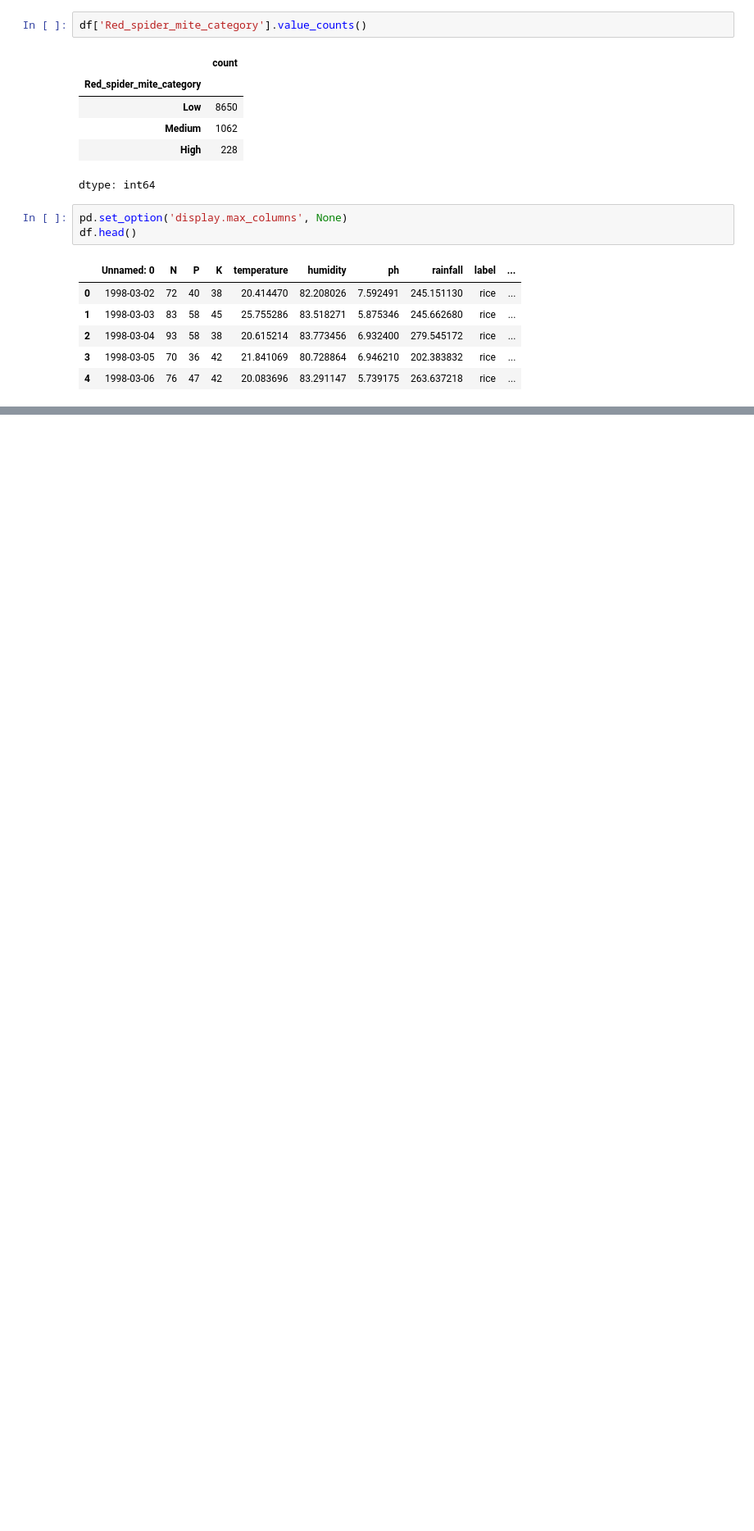
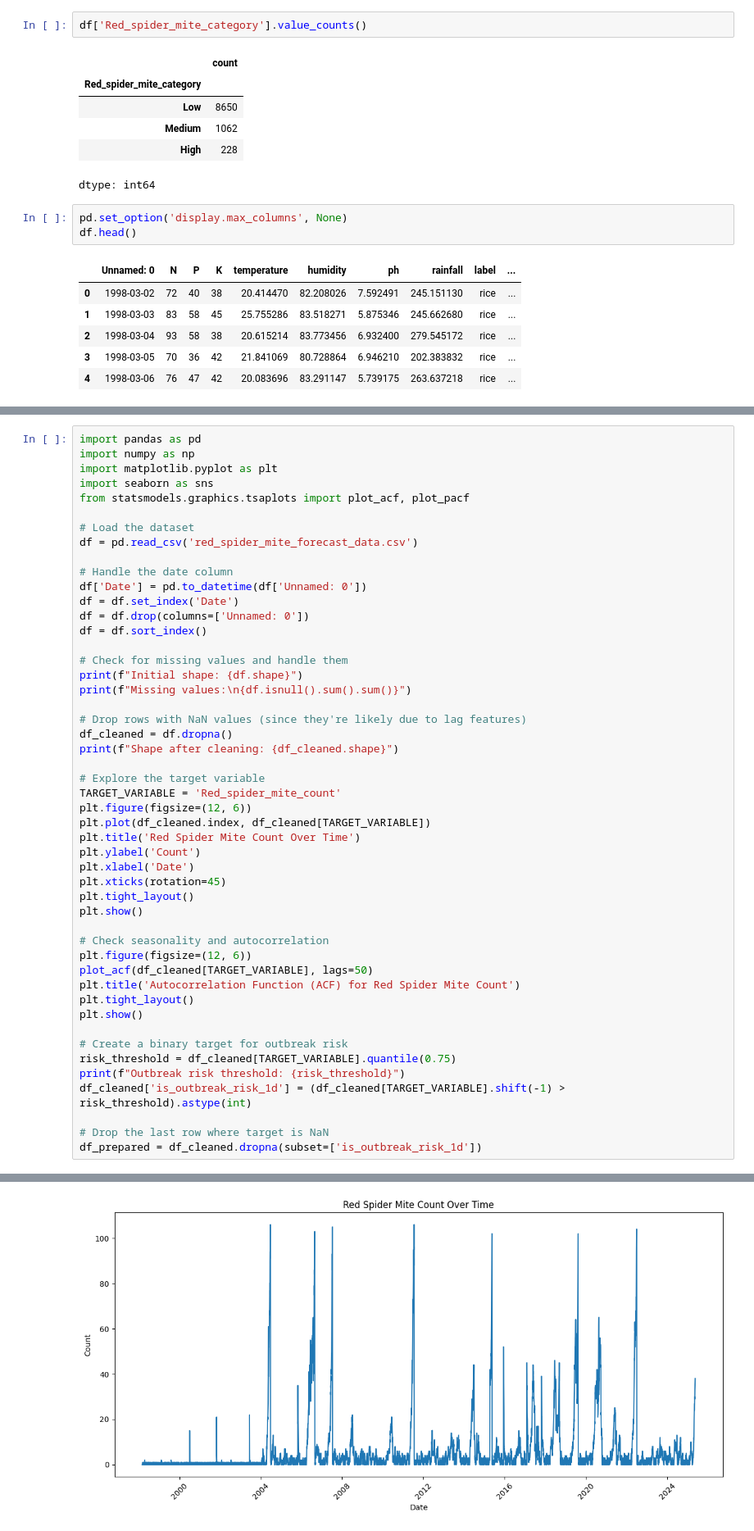
Before and after one commit to Omkar31415/AI_capstone, a Jupyter notebook: Model_training.ipynb, the cells around one changed output, grey strips where cells are left out. Shown at 82% size. Cells and saved outputs as stored; diff of their text form; blank space fills up the shorter version.

```diff
--- a/Model_training.ipynb
+++ b/Model_training.ipynb
@@ -603,0 +43,50 @@ Successfully saved the list of risk features to: model_artifacts/red_spider_mite
+# %%
+import pandas as pd
+import numpy as np
+import matplotlib.pyplot as plt
+import seaborn as sns
+from statsmodels.graphics.tsaplots import plot_acf, plot_pacf
+
+# Load the dataset
+df = pd.read_csv('red_spider_mite_forecast_data.csv')
+
+# Handle the date column
+df['Date'] = pd.to_datetime(df['Unnamed: 0'])
+df = df.set_index('Date')
+df = df.drop(columns=['Unnamed: 0'])
+df = df.sort_index()
+
+# Check for missing values and handle them
+print(f"Initial shape: {df.shape}")
+print(f"Missing values:\n{df.isnull().sum().sum()}")
+
+# Drop rows with NaN values (since they're likely due to lag features)
+df_cleaned = df.dropna()
+print(f"Shape after cleaning: {df_cleaned.shape}")
+
+# Explore the target variable
+TARGET_VARIABLE = 'Red_spider_mite_count'
+plt.figure(figsize=(12, 6))
+plt.plot(df_cleaned.index, df_cleaned[TARGET_VARIABLE])
+plt.title('Red Spider Mite Count Over Time')
+plt.ylabel('Count')
+plt.xlabel('Date')
+plt.xticks(rotation=45)
+plt.tight_layout()
+plt.show()
+
+# Check seasonality and autocorrelation
+plt.figure(figsize=(12, 6))
+plot_acf(df_cleaned[TARGET_VARIABLE], lags=50)
+plt.title('Autocorrelation Function (ACF) for Red Spider Mite Count')
+plt.tight_layout()
+plt.show()
+
+# Create a binary target for outbreak risk
+risk_threshold = df_cleaned[TARGET_VARIABLE].quantile(0.75)
+print(f"Outbreak risk threshold: {risk_threshold}")
+df_cleaned['is_outbreak_risk_1d'] = (df_cleaned[TARGET_VARIABLE].shift(-1) > risk_threshold).astype(int)
+
+# Drop the last row where target is NaN
+df_prepared = df_cleaned.dropna(subset=['is_outbreak_risk_1d'])
+# %% [output]
@@ -603,0 +97 @@ Successfully saved the list of risk features to: model_artifacts/red_spider_mite
+[figure, added]
```
Also changed, not shown: parts of 31 cells of this notebook.
